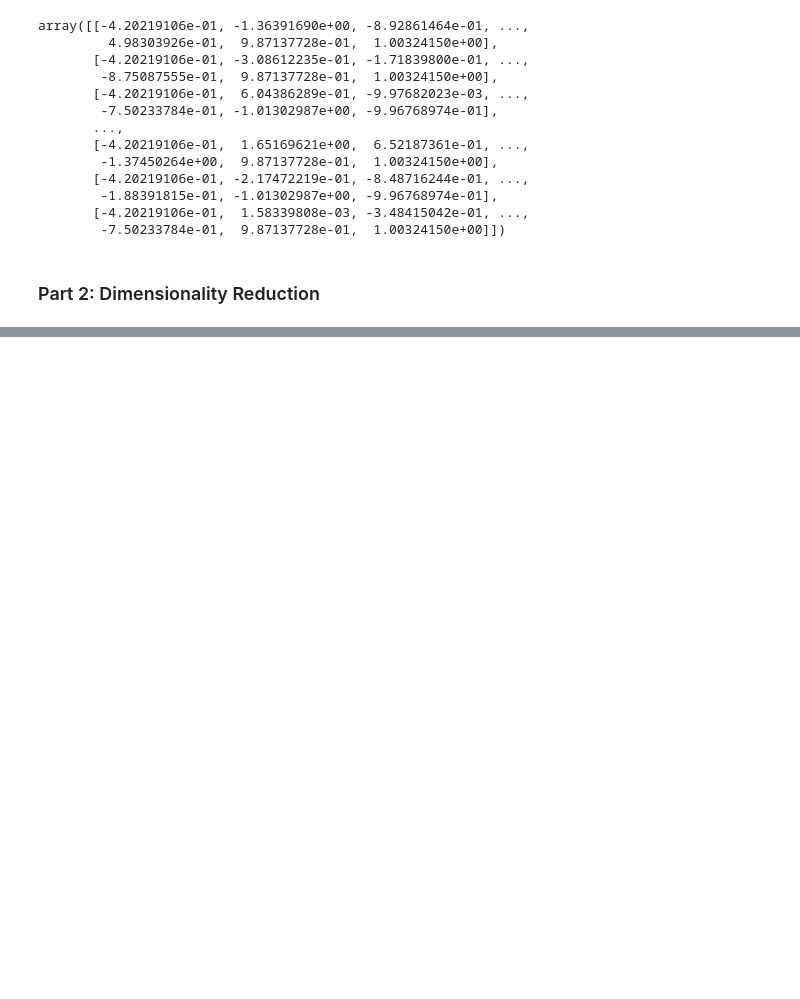
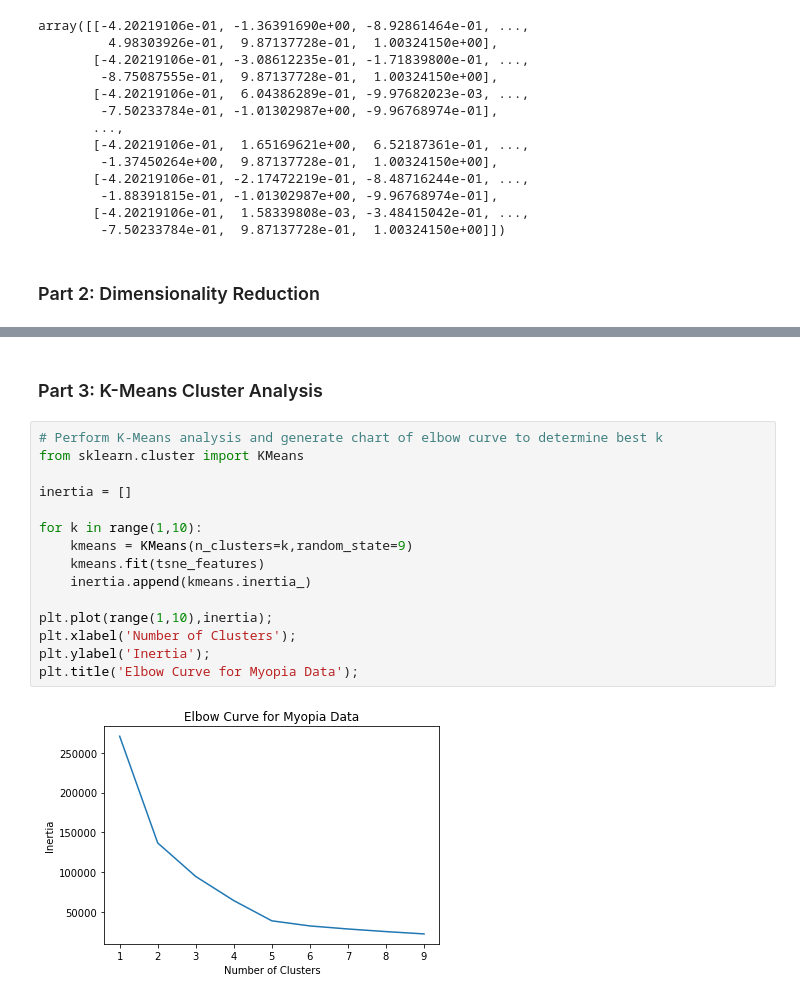
Before and after one commit to ellengrove/myopia-clustering, a Jupyter notebook: myopic_clustering.ipynb, the cells around one changed output, grey strips where cells are left out. Drawn from its saved outputs; the diff is of its cells as text; blank space fills up the shorter version.

```diff
--- a/myopic_clustering.ipynb
+++ b/myopic_clustering.ipynb
@@ -49,0 +90,19 @@ print(pca.explained_variance_ratio_)
+# %% [markdown]
+### Part 3: K-Means Cluster Analysis
+# %%
+# Perform K-Means analysis and generate chart of elbow curve to determine best k
+from sklearn.cluster import KMeans
+
+inertia = []
+
+for k in range(1,10):
+    kmeans = KMeans(n_clusters=k,random_state=9)
+    kmeans.fit(tsne_features)
+    inertia.append(kmeans.inertia_)
+
+plt.plot(range(1,10),inertia);
+plt.xlabel('Number of Clusters');
+plt.ylabel('Inertia');
+plt.title('Elbow Curve for Myopia Data');
+# %% [output]
+[figure, added]
```
Also changed, not shown: parts of 7 cells of this notebook.
